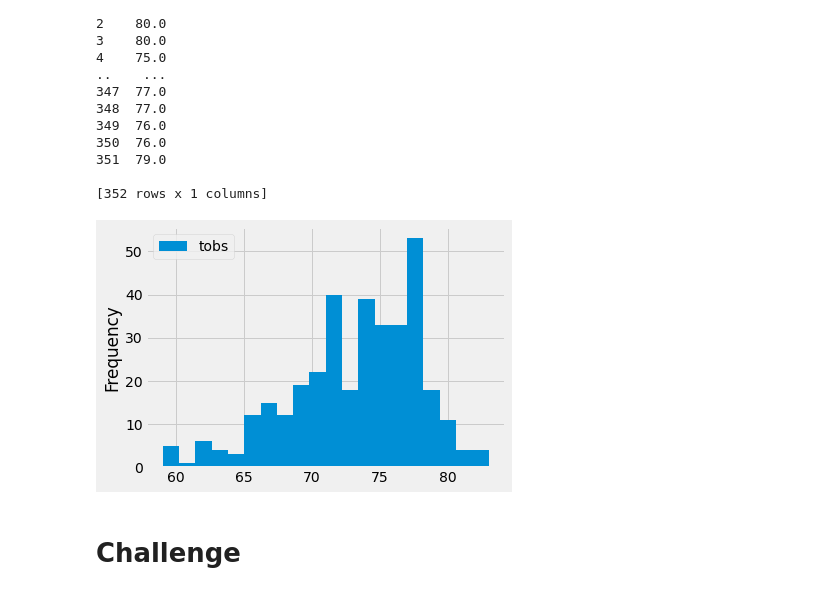
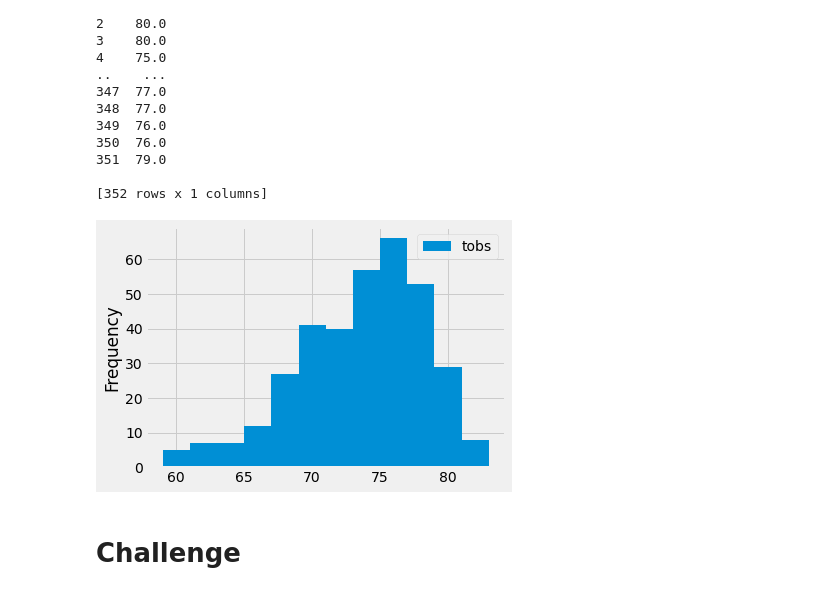
Before and after one commit to mcollmeyer8/surfs_up, a Jupyter notebook: climate_analysis.ipynb, the cells around one changed output. Drawn from its saved outputs; the diff is of its cells as text; code cells hidden in the pictures.

```diff
--- a/climate_analysis.ipynb
+++ b/climate_analysis.ipynb
@@ -154,10 +154,10 @@ print(df)
 [352 rows x 1 columns]
 # %%
 #Plot the results as a histogram
-df.plot.hist(bins=20)
+df.plot.hist(bins=12)
 plt.tight_layout()
 # %% [output]
-[figure, old version]
+[figure, new version]
 # %%
 # Write a function called `calc_temps` that will accept start date and end date in the format '%Y-%m-%d'
 # and return the minimum, average, and maximum temperatures for that range of dates
```
Also changed, not shown: 1 other file.
